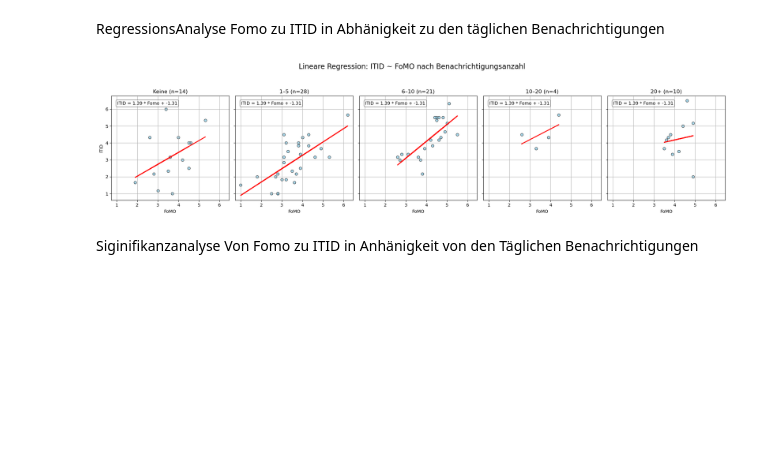
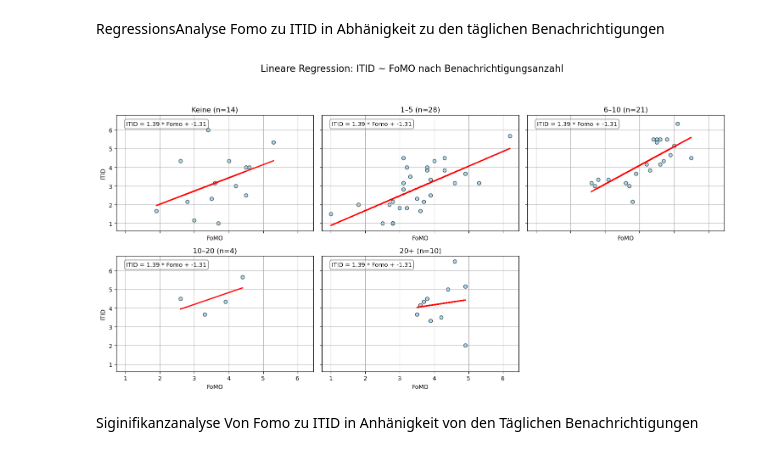
Before and after one commit to MariaAmPC/FoMO-ITID, a Jupyter notebook: FoMO-ITID_Analysis.ipynb, the cells around one changed output. Cells and saved outputs as stored; diff of their text form; code cells hidden in the pictures; blank space fills up the shorter version.

```diff
--- a/FoMO-ITID_Analysis.ipynb
+++ b/FoMO-ITID_Analysis.ipynb
@@ -284,3 +285,9 @@ Covariance Type:            nonrobust
 
 Notes:
 [1] Standard Errors assume that the covariance matrix of the errors is correctly specified.
+# %%
+df['Altersgruppe'] = pd.qcut(df['A405_01'], q=4, labels=['<23', '23-25', '26-33', '34+'])
+model = ols('ITID ~ Fomo * Altersgruppe', data=df).fit()
+anova_table = sm.stats.anova_lm(model, typ=2)
+
+print(anova_table)
@@ -519,45 +532,40 @@ Name: count, dtype: int64
 # %% [markdown]
 RegressionsAnalyse Fomo zu ITID in Abhänigkeit zu den täglichen Benachrichtigungen
 # %%
-benachrichtigungen_map = {
-    4: 'Keine',
-    1: '1–5',
-    2: '6–10',
-    3: '10–20',
-    5: '20+'
-}
-sortierte_labels = ['Keine', '1–5', '6–10', '10–20', '20+']
-
-df_notif = df[df['A301'].isin(benachrichtigungen_map.keys())].copy()
-df_notif['Benachrichtigung'] = df_notif['A301'].map(benachrichtigungen_map)
-df_notif['Benachrichtigung'] = pd.Categorical(df_notif['Benachrichtigung'], categories=sortierte_labels, ordered=True)
-
-fig, axs = plt.subplots(1, len(sortierte_labels), figsize=(20, 5), sharex=True, sharey=True)
+fig, axs = plt.subplots(2, 3, figsize=(15, 8), sharex=True, sharey=True)
+axs = axs.flatten()  # Flache Liste für einfachere Iteration
 
 for i, gruppe in enumerate(sortierte_labels):
     subset = df_notif[df_notif['Benachrichtigung'] == gruppe]
     n = len(subset)
     X = subset['Fomo'].values.reshape(-1, 1)
     y = subset['ITID'].values
     model = LinearRegression()
     model.fit(X, y)
     y_pred = model.predict(X)
 
     axs[i].scatter(subset['Fomo'], subset['ITID'], alpha=0.7, color='skyblue', edgecolor='black', label='Datenpunkte')
     axs[i].plot(subset['Fomo'], y_pred, color='red', linewidth=2, label='Regressionslinie')
     axs[i].set_title(f"{gruppe} (n={n})")
     axs[i].set_xlabel('FoMO')
-    axs[i].set_ylabel('ITID' if i == 0 else "")
+    axs[i].set_ylabel('ITID' if i % 3 == 0 else "")
     axs[i].grid(True)
     axs[i].text(0.05, 0.95, eq_text, transform=axs[i].transAxes,
-                    fontsize=10, verticalalignment='top', bbox=dict(boxstyle='round', facecolor='white', alpha=0.5))
+                fontsize=10, verticalalignment='top',
+                bbox=dict(boxstyle='round', facecolor='white', alpha=0.5))
+
+# Leeres Plot-Feld ausblenden, falls weniger als 6 Gruppen
+if len(sortierte_labels) < len(axs):
+    for j in range(len(sortierte_labels), len(axs)):
+        fig.delaxes(axs[j])
 
 plt.suptitle('Lineare Regression: ITID ~ FoMO nach Benachrichtigungsanzahl', fontsize=16)
 plt.tight_layout(rect=[0, 0, 1, 0.92])
 plt.savefig('fomo_itid_benachrichtigungen_regression.png', dpi=300, bbox_inches='tight')
+
 plt.show()
 # %% [output]
-[figure, old version]
+[figure, new version]
 # %% [markdown]
 Siginifikanzanalyse Von Fomo zu ITID in Anhänigkeit von den Täglichen Benachrichtigungen
 # %%
```
Also changed, not shown: parts of 2 cells of this notebook.
